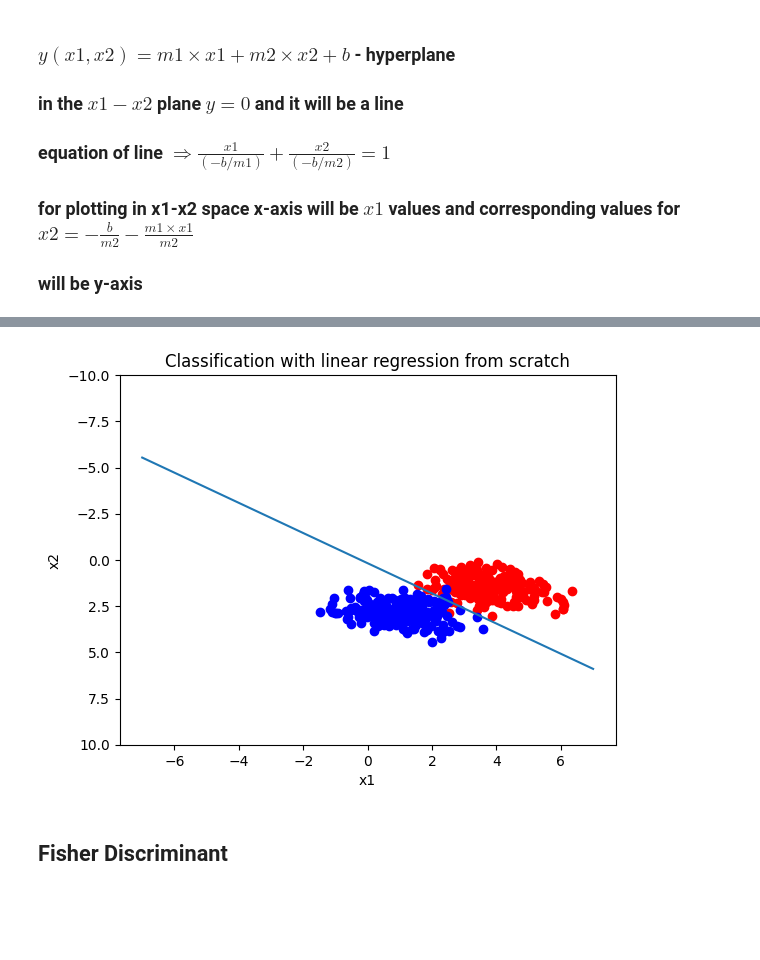
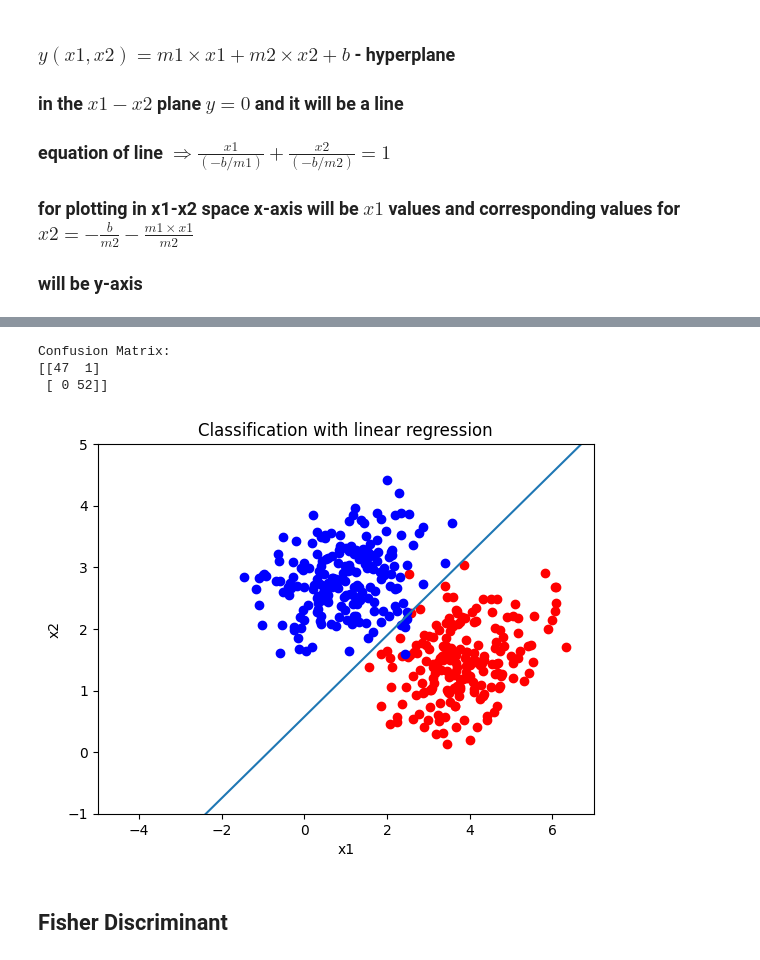
Before and after one commit to labani-01/PHY657, a Jupyter notebook: Module_4/ Module-4.ipynb, the cells around one changed output, grey strips where cells are left out. Drawn from its saved outputs; the diff is of its cells as text; code cells hidden in the pictures; blank space fills up the shorter version.

```diff
--- a/Module_4/ Module-4.ipynb
+++ b/Module_4/ Module-4.ipynb
@@ -183,11 +75,0 @@ plt.show()
-# %%
-plt.plot(x1_1D, -w0/W[1] - W[0] * x1_1D/W[1])
-plt.scatter(sample1[:,0], sample1[:,1], color='red')
-plt.scatter(sample2[:,0], sample2[:,1], color='blue')
-plt.xlabel("x1")
-plt.ylabel("x2")
-plt.title("Classification with linear regression from scratch")
-plt.ylim(10, -10)
-plt.show()
-# %% [output]
-[figure, removed]
@@ -193,0 +82,32 @@ plt.show()
+# %%
+#Least Squares Discriminant
+X_train_augmented = np.hstack([X_train, np.ones((X_train.shape[0], 1))])  # Add bias term
+w_lin = np.linalg.pinv(X_train_augmented).dot(Y_train)  # Compute weight vector using least squares
+
+# Make predictions
+X_test_augmented = np.hstack([X_test, np.ones((X_test.shape[0], 1))])
+Y_pred = np.sign(X_test_augmented.dot(w_lin))  # Predict using sign function
+# Compute confusion matrix
+cm = confusion_matrix(Y_test, Y_pred)
+
+# Optionally print confusion matrix
+print("Confusion Matrix:")
+print(cm)
+
+
+
+#print(w)
+plt.plot(x1_1D, -w_lin[2]/w_lin[1] - w_lin[0] * x1_1D/w_lin[1])
+plt.scatter(sample1[:,0], sample1[:,1], color='red')
+plt.scatter(sample2[:,0], sample2[:,1], color='blue')
+plt.xlabel("x1")
+plt.ylabel("x2")
+plt.title("Classification with linear regression")
+plt.ylim(-1, 5)
+plt.xlim(-5, 7)
+plt.show()
+# %% [output]
+Confusion Matrix:
+[[47  1]
+ [ 0 52]]
+[figure, new version]
```
Also changed, not shown: parts of 22 cells of this notebook.
